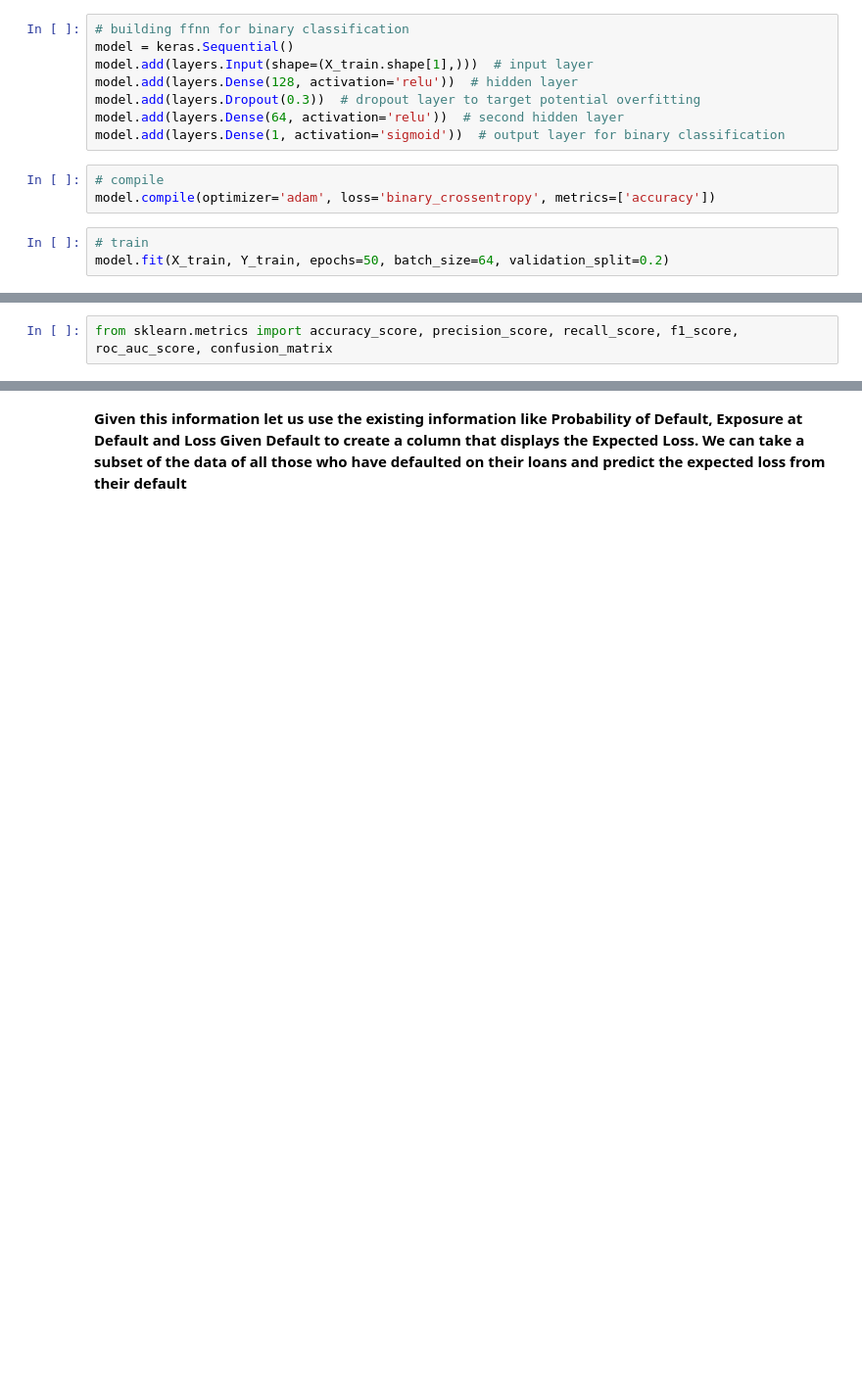
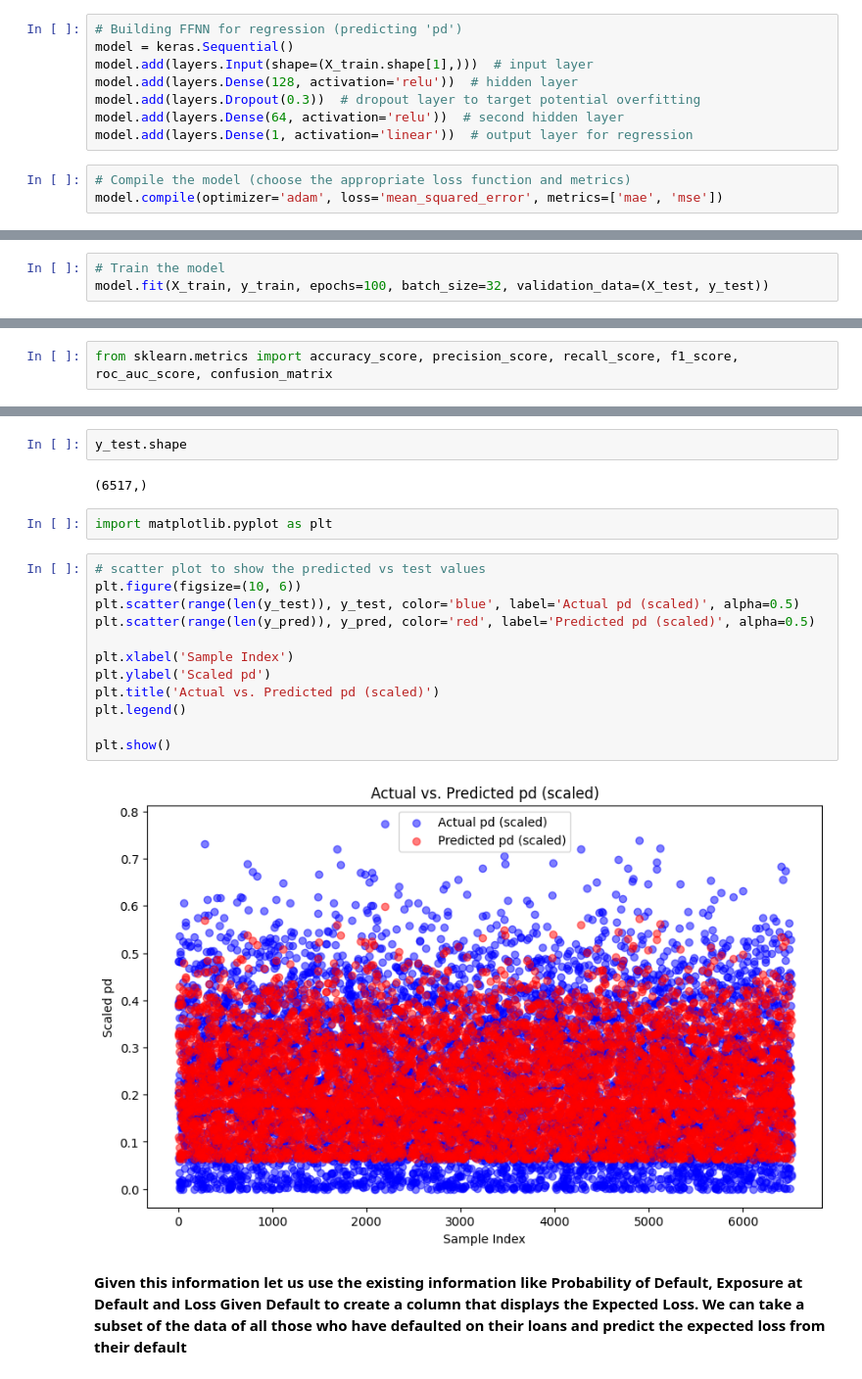
Before and after one commit to reydrey/CreditRiskAnalysis_FFNN, a Jupyter notebook: credit_risk_analysis.ipynb, the cells around one changed output, grey strips where cells are left out. Shown at 98% size. Drawn from its saved outputs; the diff is of its cells as text; blank space fills up the shorter version.

```diff
--- a/credit_risk_analysis.ipynb
+++ b/credit_risk_analysis.ipynb
@@ -401,16 +431,13 @@ scaler = StandardScaler()
 X_train = scaler.fit_transform(X_train)
 X_test = scaler.transform(X_test)
 # %%
-# building ffnn for binary classification
+# Building FFNN for regression (predicting 'pd')
 model = keras.Sequential()
 model.add(layers.Input(shape=(X_train.shape[1],)))  # input layer
 model.add(layers.Dense(128, activation='relu'))  # hidden layer
 model.add(layers.Dropout(0.3))  # dropout layer to target potential overfitting
 model.add(layers.Dense(64, activation='relu'))  # second hidden layer
-model.add(layers.Dense(1, activation='sigmoid'))  # output layer for binary classification
+model.add(layers.Dense(1, activation='linear'))  # output layer for regression
 # %%
-# compile
-model.compile(optimizer='adam', loss='binary_crossentropy', metrics=['accuracy'])
+# Compile the model (choose the appropriate loss function and metrics)
+model.compile(optimizer='adam', loss='mean_squared_error', metrics=['mae', 'mse'])
-# %%
-# train
-model.fit(X_train, Y_train, epochs=50, batch_size=64, validation_split=0.2)
@@ -435,0 +444,3 @@ Epoch 50/50
+# %%
+# Train the model
+model.fit(X_train, y_train, epochs=100, batch_size=32, validation_data=(X_test, y_test))
@@ -498,2 +495,22 @@ Confusion Matrix:
+# %%
+y_test.shape
+# %% [output]
+(6517,)
+# %%
+import matplotlib.pyplot as plt
+# %%
+# scatter plot to show the predicted vs test values
+plt.figure(figsize=(10, 6))
+plt.scatter(range(len(y_test)), y_test, color='blue', label='Actual pd (scaled)', alpha=0.5)
+plt.scatter(range(len(y_pred)), y_pred, color='red', label='Predicted pd (scaled)', alpha=0.5)
+
+plt.xlabel('Sample Index')
+plt.ylabel('Scaled pd')
+plt.title('Actual vs. Predicted pd (scaled)')
+plt.legend()
+
+plt.show()
+# %% [output]
+[figure, added]
 # %% [markdown]
 **Given this information let us use the existing information like Probability of Default, Exposure at Default and Loss Given Default to create a column that displays the Expected Loss. We can take a subset of the data of all those who have defaulted on their loans and predict the expected loss from their default**
```
Also changed, not shown: parts of 39 cells of this notebook.
